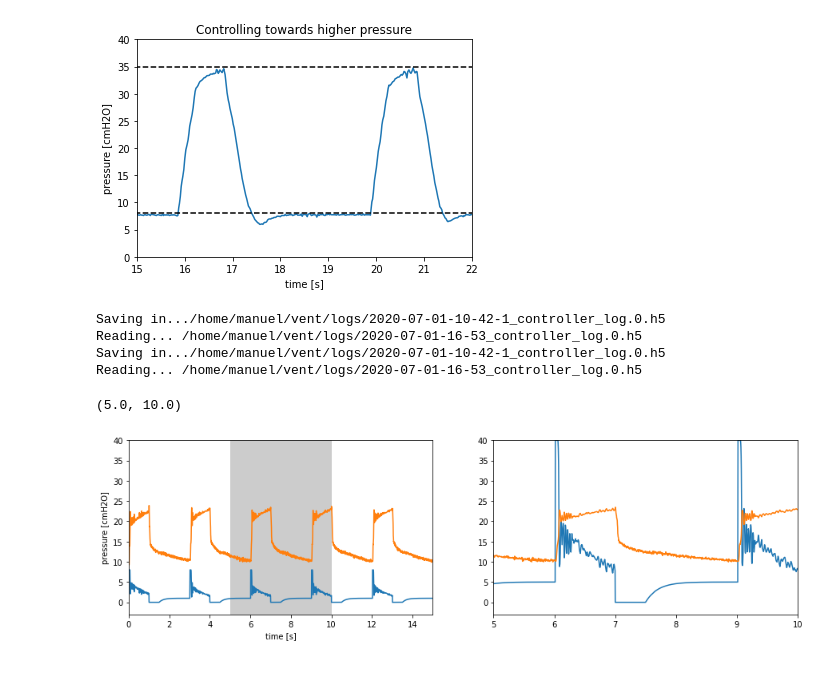
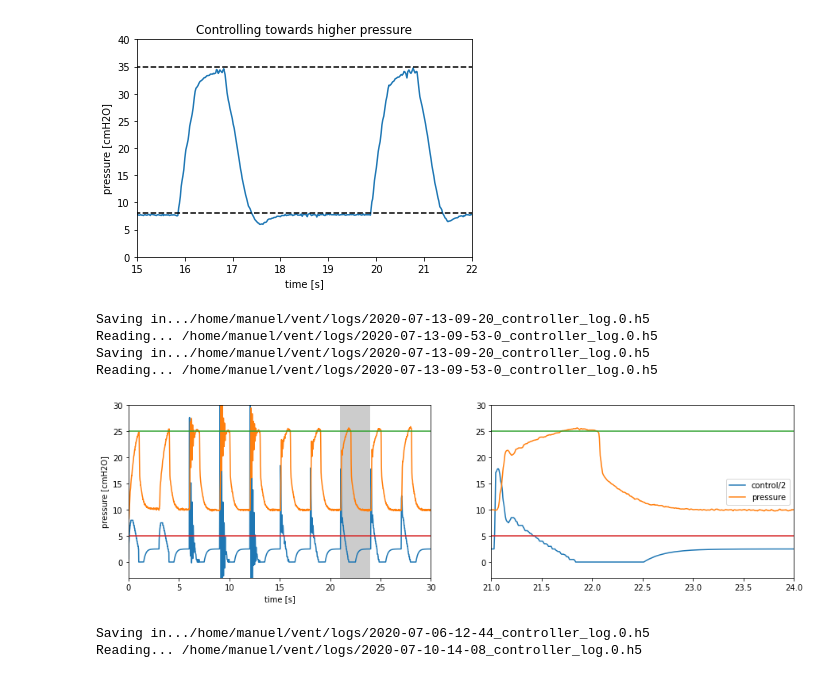
Before and after one commit to CohenLabPrinceton/pvp, a Jupyter notebook: sandbox/HOWTO_PlotData.ipynb, the cells around one changed output. Saved outputs shown, nothing was run; the diff lists cells and outputs as text; code cells hidden in the pictures.

Commit message:
Control Mk1 works

```diff
--- a/sandbox/HOWTO_PlotData.ipynb
+++ b/sandbox/HOWTO_PlotData.ipynb
@@ -67,7 +68,7 @@ pl.title("Controlling towards higher pressure");
 # %% [output]
 [figure]
 # %%
-filename = "/home/manuel/vent/logs/2020-07-01-16-53_controller_log.0.h5"
+filename = "/home/manuel/vent/logs/2020-07-13-09-53-0_controller_log.0.h5"
 
 data_pressure = plot_data(filename)
 
@@ -90,7 +91,7 @@ PEEP_TIME = [s[4] for s in ls_ct if s['name'] == b'ValueName.PEEP_T'][0]
 INSP_TIME = [s[4] for s in ls_ct if s['name'] == b'ValueName.INSPIR'][0]
 BPM = [s[4] for s in ls_ct if s['name'] == b'ValueName.BREATH'][0]
 # %% [output]
-Saving in.../home/manuel/vent/logs/2020-07-01-10-42-1_controller_log.0.h5
-Reading... /home/manuel/vent/logs/2020-07-01-16-53_controller_log.0.h5
-Saving in.../home/manuel/vent/logs/2020-07-01-10-42-1_controller_log.0.h5
-Reading... /home/manuel/vent/logs/2020-07-01-16-53_controller_log.0.h5
+Saving in.../home/manuel/vent/logs/2020-07-13-09-20_controller_log.0.h5
+Reading... /home/manuel/vent/logs/2020-07-13-09-53-0_controller_log.0.h5
+Saving in.../home/manuel/vent/logs/2020-07-13-09-20_controller_log.0.h5
+Reading... /home/manuel/vent/logs/2020-07-13-09-53-0_controller_log.0.h5
@@ -109,31 +98,44 @@ Reading... /home/manuel/vent/logs/2020-07-01-16-53_controller_log.0.h5
 # %%
 pl.rcParams['figure.figsize'] = [15, 4]
 
-t1 = 5
-t2 = 10
+t1 = 21
+t2 = t1+3
 p0 = -3
-p1 =40
+
+PEEP=5
+PIP=25
+p1 =PIP+5
+
 
 pl.subplot(1,2,1)
-pl.plot(data[:,0] - np.min(data[:,0]), data[:,1]/5)
+pl.plot(data[:,0] - np.min(data[:,0]), data[:,1]/2)
 pl.plot(data_pressure[:,0] - np.min(data_pressure[:,0]), data_pressure[:,1])
+pl.plot((0, 30),(PIP,PIP))
+pl.plot((0, 30),(PEEP,PEEP))
 #pl.plot([0,9],[10,10],'k--')
 # pl.plot([30,60],[27.5,27.5],'k--')
 pl.ylim([p0,p1])
 #pl.xlim([0,70])
-pl.xlim([0,15])
+pl.xlim([0,30])
 
 pl.xlabel("time [s]")
 pl.ylabel("pressure [cmH2O]");
 pl.gca().add_patch( pl.Rectangle((t1, p0), t2-t1, p1-p0, facecolor="black", alpha=0.2))
 
 pl.subplot(1,2,2)
-pl.plot(data[:,0] - np.min(data[:,0]), data[:,1])
-pl.plot(data_pressure[:,0] - np.min(data_pressure[:,0]), data_pressure[:,1])
+pl.plot(data[:,0] - np.min(data[:,0]), data[:,1]/2, label="control/2")
+pl.plot(data_pressure[:,0] - np.min(data_pressure[:,0]), data_pressure[:,1], label = "pressure")
+pl.plot((0, 30),(PIP,PIP))
+pl.plot((0, 30),(PEEP,PEEP))
+pl.legend();
 t_target = [x+6 for x in [0,PIP_TIME,INSP_TIME,INSP_TIME,PEEP_TIME+INSP_TIME,60/BPM]]
 #pl.plot(t_target, [PEEP, PIP, PIP,PEEP,PEEP,PEEP],'o-')
 pl.ylim([p0,p1])
-pl.xlim([t1,t2])
+pl.xlim([t1,t2]);
 # %% [output]
-(5.0, 10.0)
-[figure, old version]
+[figure, new version]
+# %%
+dl.log2mat('/home/manuel/vent/logs/2020-07-10-14-08_controller_log.0.h5')
+# %% [output]
+Saving in.../home/manuel/vent/logs/2020-07-06-12-44_controller_log.0.h5
+Reading... /home/manuel/vent/logs/2020-07-10-14-08_controller_log.0.h5
```
Also changed, not shown: parts of 4 cells of this notebook, 1 other file.
